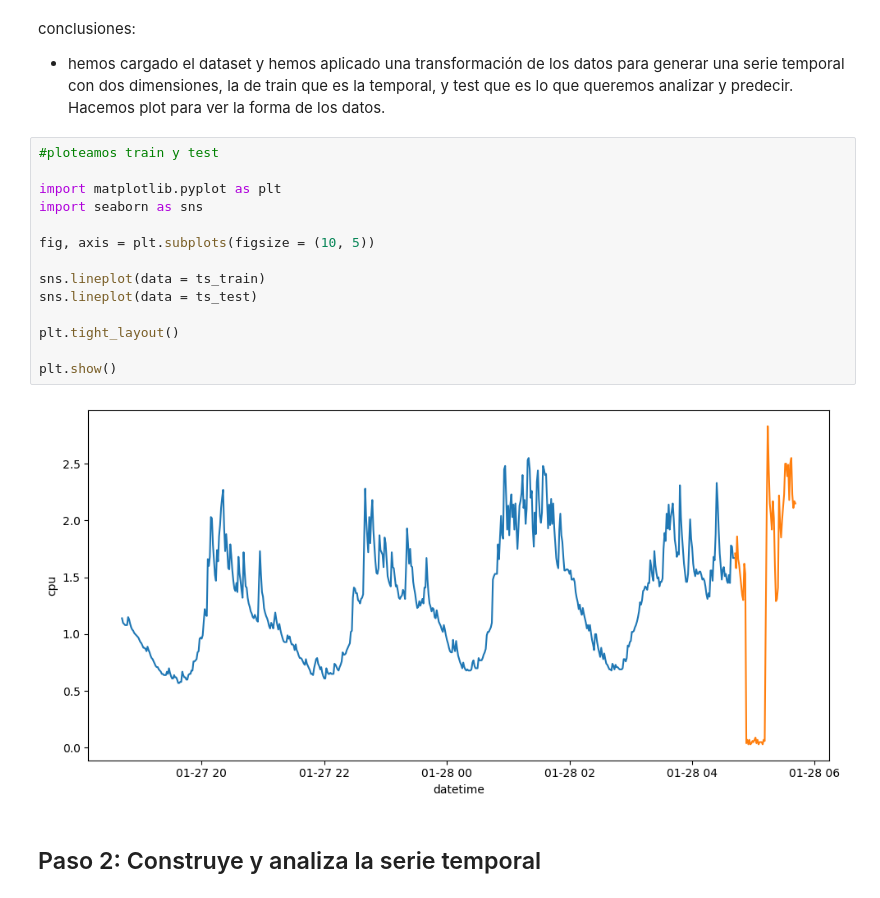
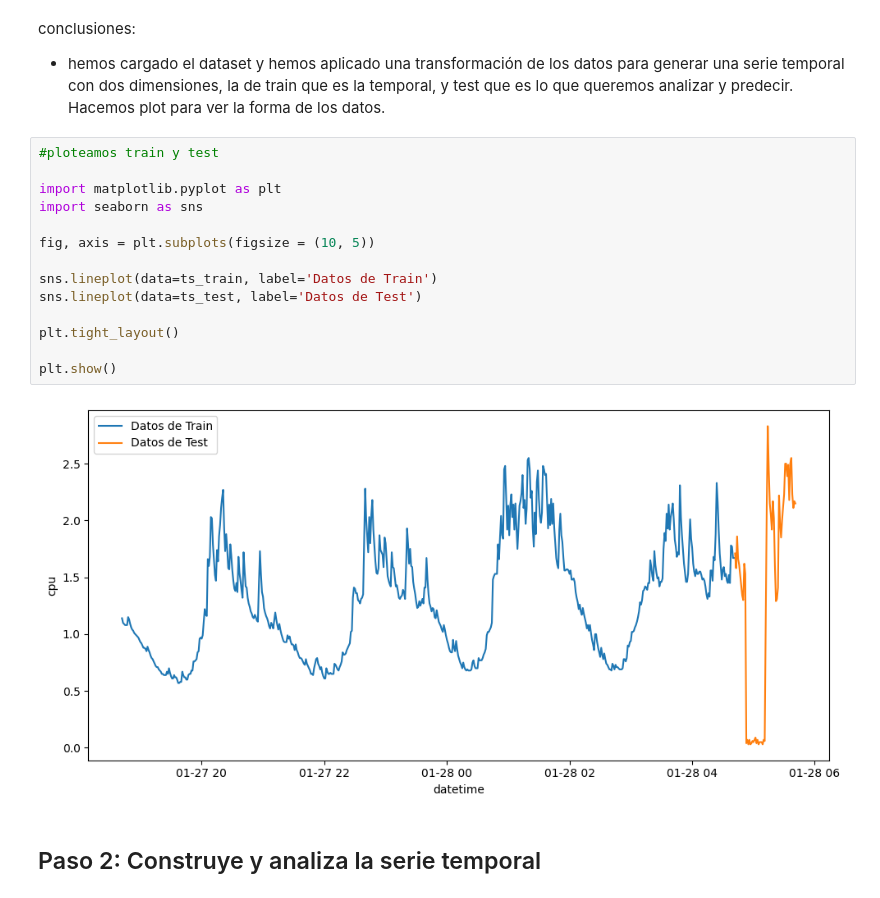
Before and after one commit to jaimed411/023-PROYECTO1-Alternative-time-series-project, a Jupyter notebook: src/explore.ipynb, the cells around one changed output. Drawn from its saved outputs; the diff is of its cells as text.

```diff
--- a/src/explore.ipynb
+++ b/src/explore.ipynb
@@ -56,19 +56,19 @@ conclusiones:
 # %%
 #ploteamos train y test
 
 import matplotlib.pyplot as plt
 import seaborn as sns
 
 fig, axis = plt.subplots(figsize = (10, 5))
 
-sns.lineplot(data = ts_train)
-sns.lineplot(data = ts_test)
+sns.lineplot(data=ts_train, label='Datos de Train')
+sns.lineplot(data=ts_test, label='Datos de Test')
 
 plt.tight_layout()
 
 plt.show()
 # %% [output]
-[figure, old version]
+[figure, new version]
 # %% [markdown]
 ## Paso 2: Construye y analiza la serie temporal
 # %%
```
Also changed, not shown: parts of 6 cells of this notebook.
